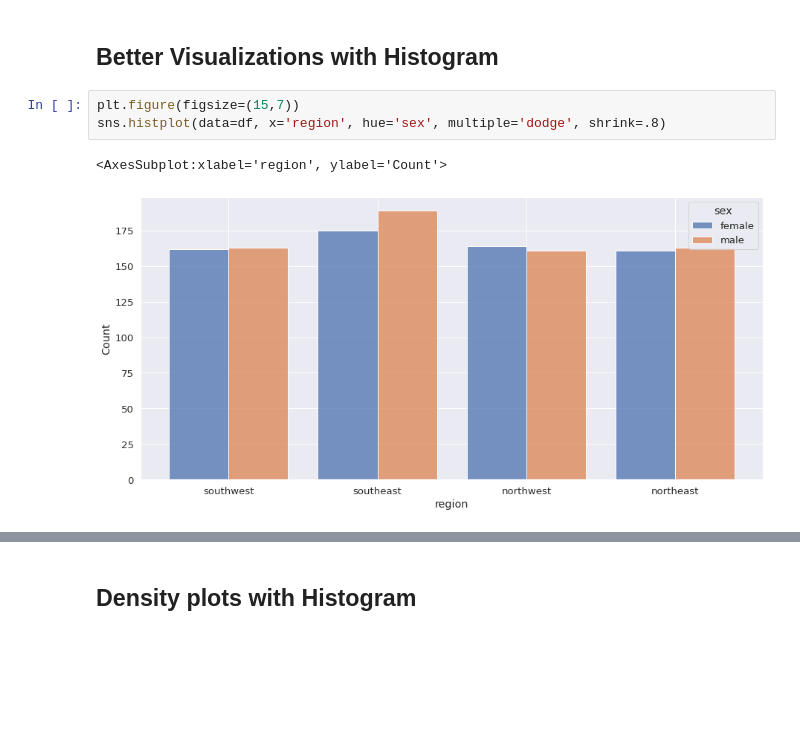
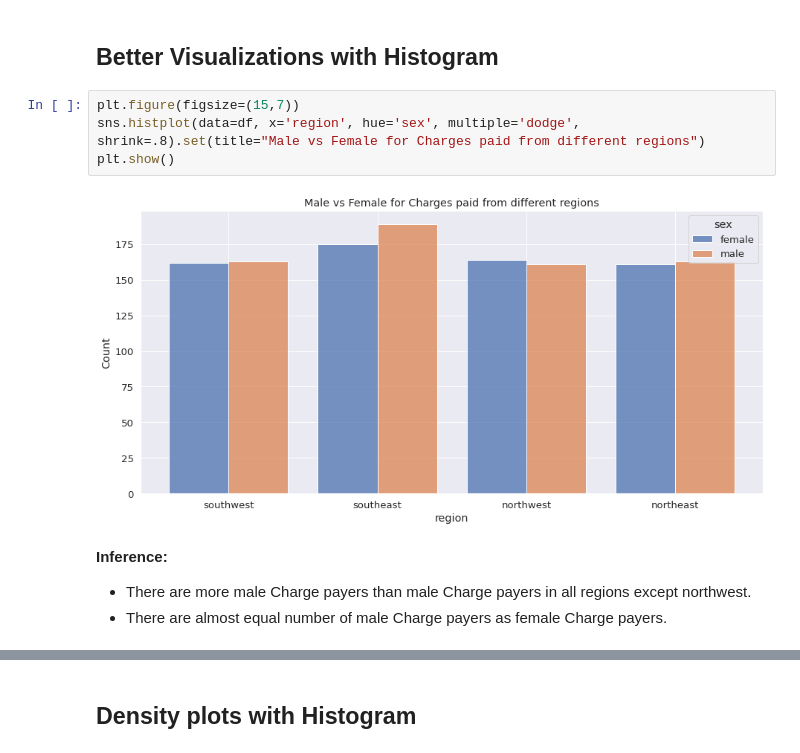
Before and after one commit to Deepam-Rai/Machine-Learning-SSSIHL, a Jupyter notebook: Health_insurance.ipynb, the cells around one changed output, grey strips where cells are left out. Cells and saved outputs as stored; diff of their text form; blank space fills up the shorter version.

```diff
--- a/Health_insurance.ipynb
+++ b/Health_insurance.ipynb
@@ -171,10 +180,14 @@ plt.show()
 ## Better Visualizations with Histogram
 # %%
 plt.figure(figsize=(15,7))
-sns.histplot(data=df, x='region', hue='sex', multiple='dodge', shrink=.8)
+sns.histplot(data=df, x='region', hue='sex', multiple='dodge', shrink=.8).set(title="Male vs Female for Charges paid from different regions")
+plt.show()
 # %% [output]
-<AxesSubplot:xlabel='region', ylabel='Count'>
-[figure, old version]
+[figure, new version]
+# %% [markdown]
+**Inference:**
+- There are more male Charge payers than male Charge payers in all regions except northwest.
+- There are almost equal number of male Charge payers as female Charge payers.
 # %%
 
 plt.figure(figsize=(20,15))
```
Also changed, not shown: parts of 12 cells of this notebook.
